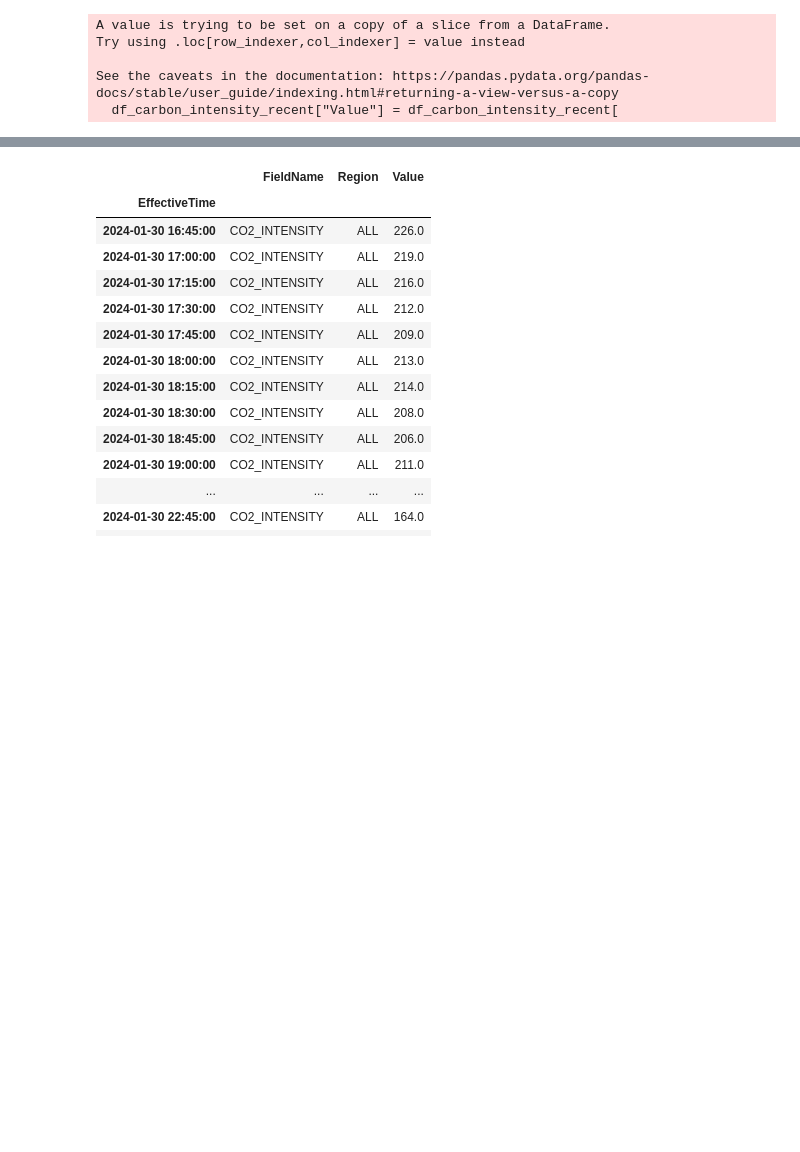
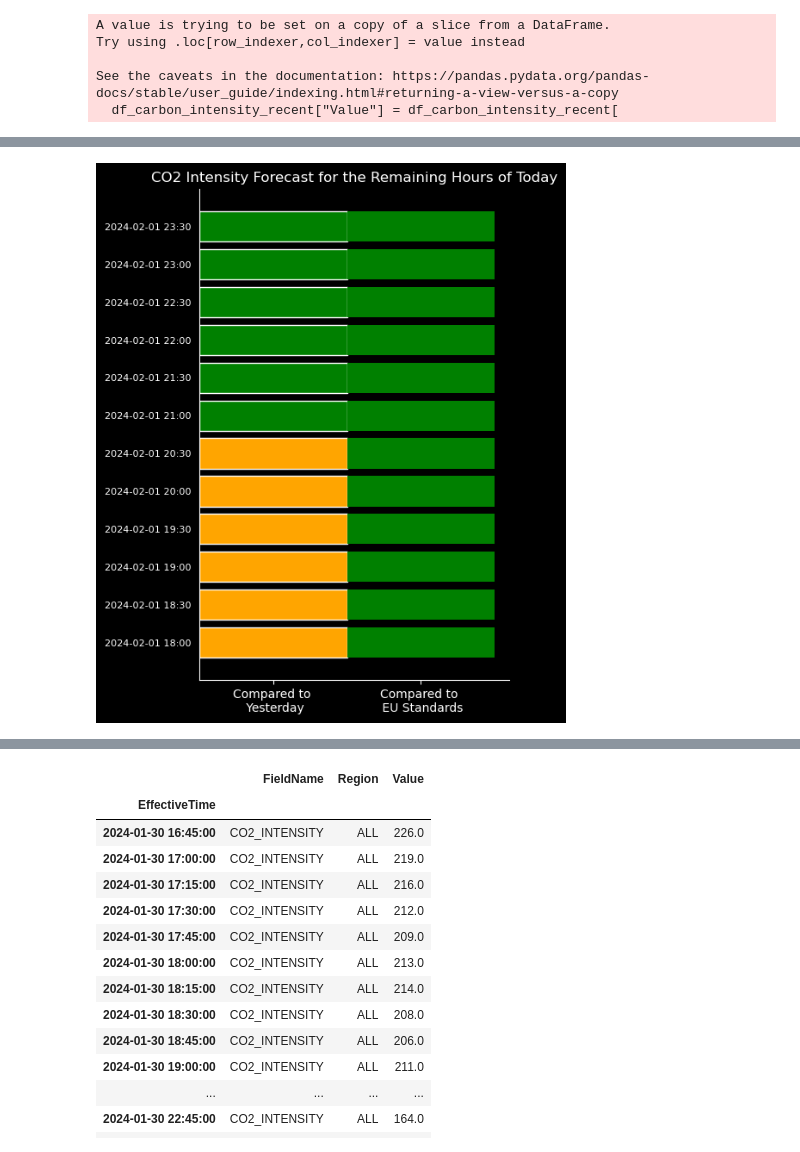
Before and after one commit to SaM-92/telegram-energy-api, a Jupyter notebook: debugging_nb.ipynb, the cells around one changed output, grey strips where cells are left out. Cells and saved outputs as stored; diff of their text form; code cells hidden in the pictures; blank space fills up the shorter version.

Commit message:
adding co2 intensity value to the graph

```diff
--- a/debugging_nb.ipynb
+++ b/debugging_nb.ipynb
@@ -34,0 +53,11 @@ See the caveats in the documentation: https://pandas.pydata.org/pandas-docs/stab
+# %%
+def classify_status(value, min_val, max_val):
+    if value < min_val:
+        return 'low'
+    elif value > max_val:
+        return 'high'
+    else:
+        return 'medium'
+
+df_carbon_forecast_indexed['status_compared_to_yesterday'] = df_carbon_forecast_indexed['Value'].apply(classify_status, args=(co2_stats_prior_day['min'], co2_stats_prior_day['max']))
+df_carbon_forecast_indexed['status_compared_to_EU'] = df_carbon_forecast_indexed['Value'].apply(classify_status, args=(250, 500))
@@ -34,0 +81,51 @@ See the caveats in the documentation: https://pandas.pydata.org/pandas-docs/stab
+# %%
+import matplotlib.pyplot as plt
+import matplotlib.colors as mcolors
+import pandas as pd
+
+# Assuming df_carbon_forecast_indexed is your DataFrame
+df = df_carbon_forecast_indexed.reset_index(inplace=False)
+df['EffectiveTime'] = pd.to_datetime(df['EffectiveTime'])
+df.sort_values('EffectiveTime', inplace=True)
+
+# Map status to colors
+color_map = {'low': 'green', 'medium': 'orange', 'high': 'red'}
+
+# Create figure and axes
+fig, ax = plt.subplots(figsize=(5, 6))
+
+# Plot a bar for each row in the DataFrame.
+for i, (index, row) in enumerate(df.iterrows()):
+    # Use the index i as the y-coordinate for the bar.
+    ax.barh(i, 1, color=color_map[row['status_compared_to_yesterday']], edgecolor='white')
+    ax.barh(i, 1, left=1, color=color_map[row['status_compared_to_EU']], edgecolor='none')
+
+# Customize plot appearance.
+ax.set_facecolor('black')
+fig.patch.set_facecolor('black')
+ax.tick_params(axis='x', colors='white')  # X-axis ticks color.
+ax.spines['top'].set_visible(False)
+ax.spines['right'].set_visible(False)
+ax.spines['left'].set_color('white')
+ax.spines['bottom'].set_color('white')
+
+# Remove x-axis ticks.
+ax.xaxis.set_ticks([])
+
+# Set y-axis labels.
+# Convert EffectiveTime to the desired string format and use it as y-tick labels.
+ax.set_yticks(range(len(df)))
+ax.set_yticklabels(df['EffectiveTime'].dt.strftime('%Y-%m-%d %H:%M'), color='white', fontsize=8)
+
+# Ensure everything fits without overlap.
+plt.tight_layout()
+
+
+ax.set_title('CO2 Intensity Forecast for the Remaining Hours of Today', color='white')
+ax.set_xticks([0.5, 1.5])
+ax.set_xticklabels(['Compared to \n Yesterday', 'Compared to \n EU Standards'], color='white')
+
+# Display the plot.
+plt.show()
+# %% [output]
+[figure, added]
```
Also changed, not shown: parts of 5 cells of this notebook.
